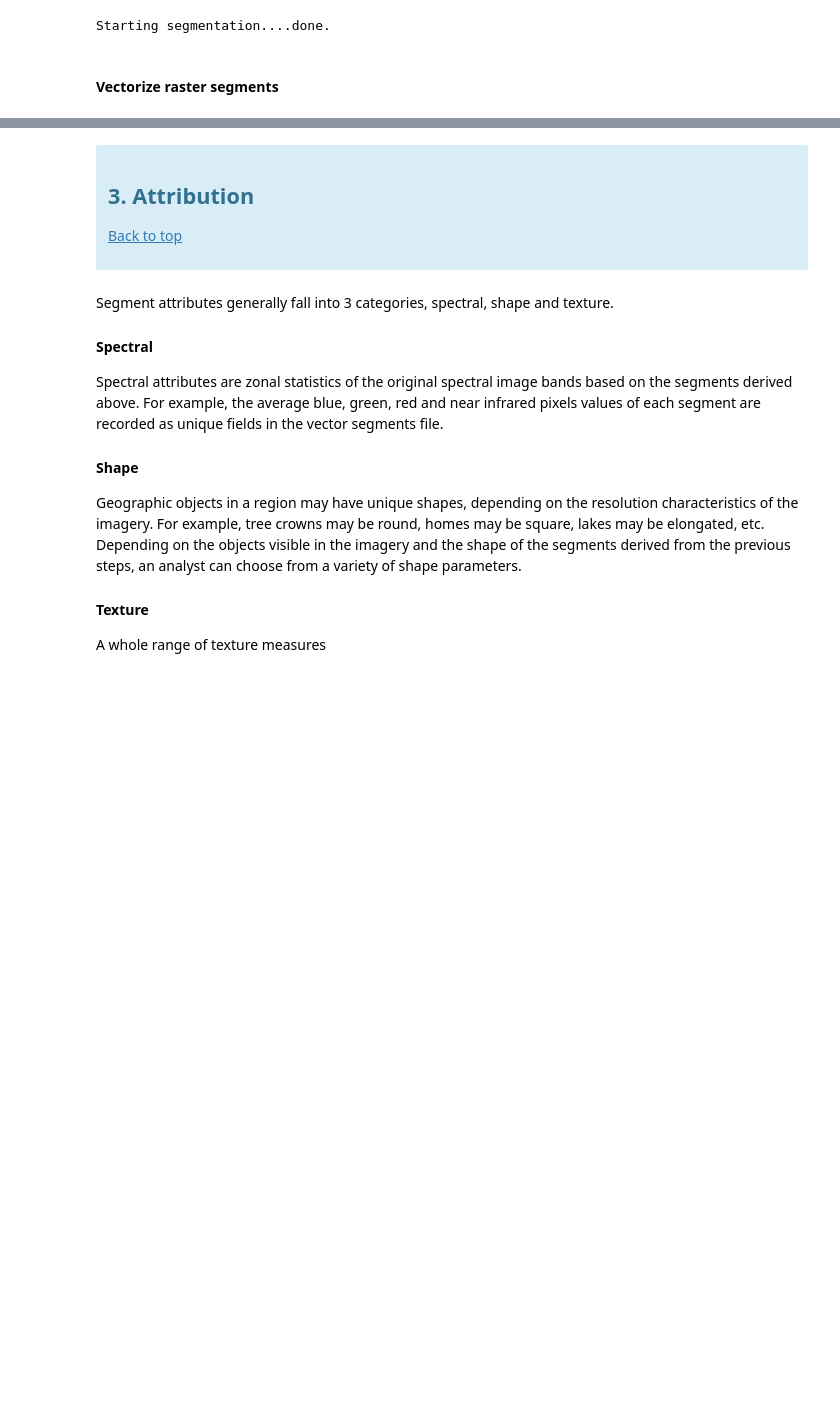
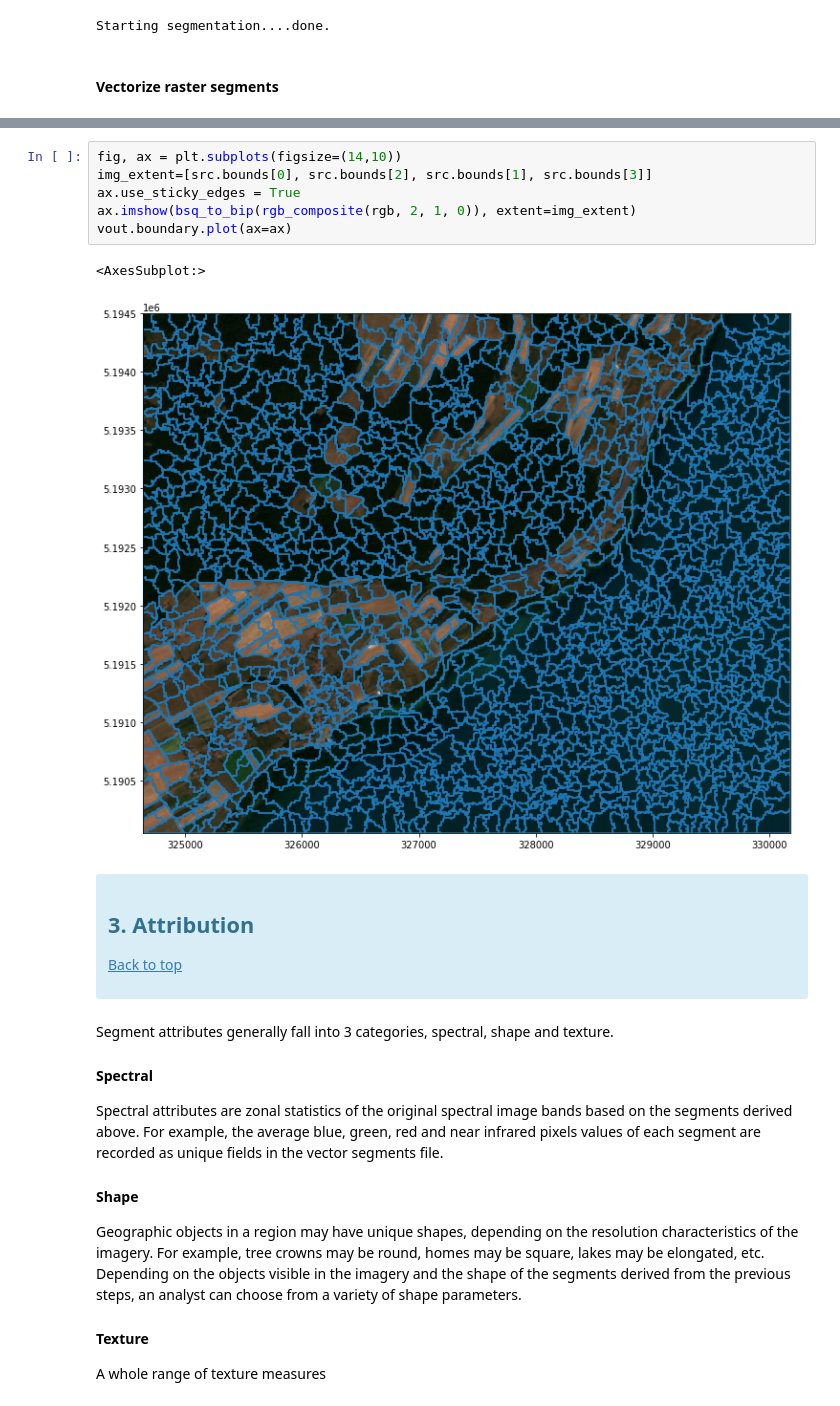
Before and after one commit to chikaj/wekeo_competition_2022, a Jupyter notebook: geobia.ipynb, the cells around one changed output, grey strips where cells are left out. Drawn from its saved outputs; the diff is of its cells as text; blank space fills up the shorter version.

```diff
--- a/geobia.ipynb
+++ b/geobia.ipynb
@@ -180,3 +224,12 @@ Clipping input data to the valid range for imshow with RGB data ([0..1] for floa
+# %%
+fig, ax = plt.subplots(figsize=(14,10))
+img_extent=[src.bounds[0], src.bounds[2], src.bounds[1], src.bounds[3]]
+ax.use_sticky_edges = True
+ax.imshow(bsq_to_bip(rgb_composite(rgb, 2, 1, 0)), extent=img_extent)
+vout.boundary.plot(ax=ax)
+# %% [output]
+<AxesSubplot:>
+[figure, added]
 # %% [markdown]
 <div class="alert alert-info" role="alert">
 
```
Also changed, not shown: parts of 51 cells of this notebook, 8 other files.
